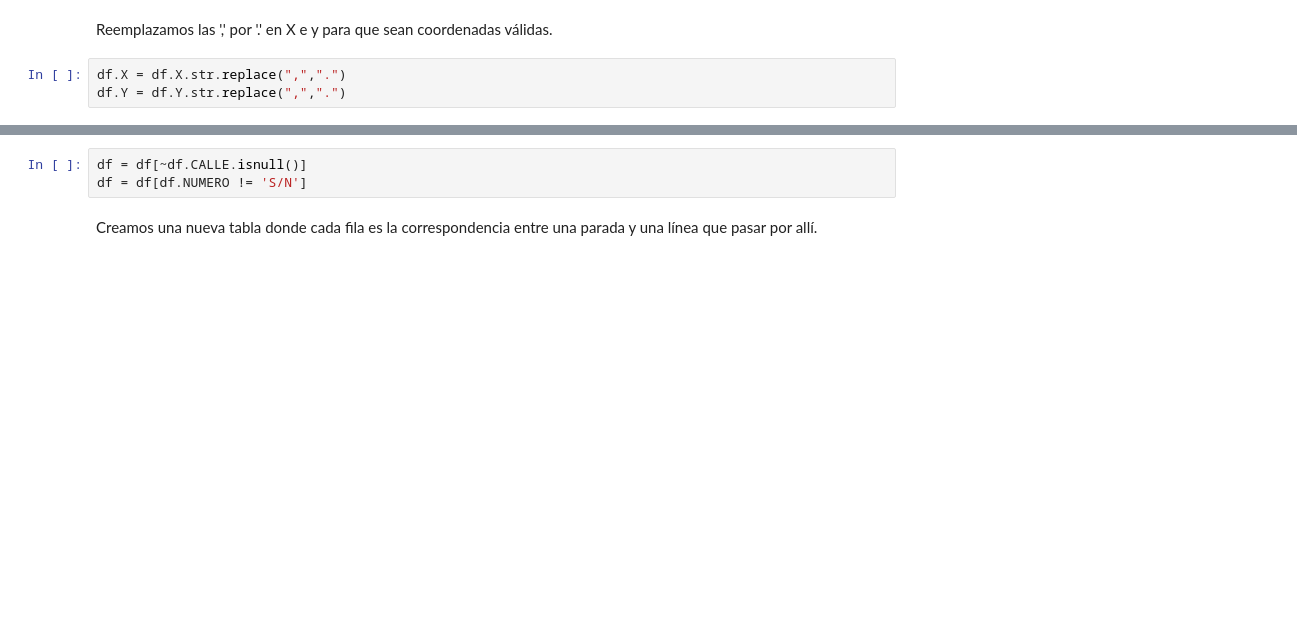
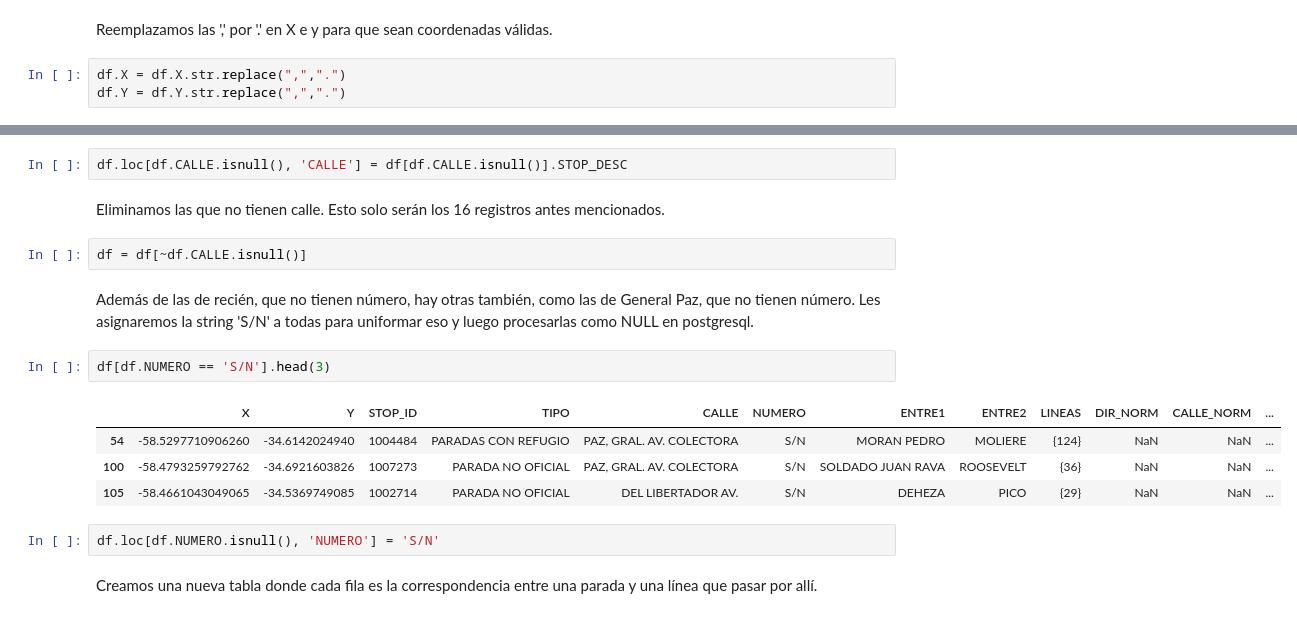
Before and after one commit to Arkenan/bdd-tp-l3-colectivos-de-buenos-aires, a Jupyter notebook: clean-paradas-de-colectivos-notebook.ipynb, the cells around one changed output, grey strips where cells are left out. Saved outputs shown, nothing was run; the diff lists cells and outputs as text; blank space fills up the shorter version.

```diff
--- a/clean-paradas-de-colectivos-notebook.ipynb
+++ b/clean-paradas-de-colectivos-notebook.ipynb
@@ -23,6 +72,20 @@ Eliminamos las que no tienen calle o altura. **Chequear si esto está bien**.
+# %%
+df.loc[df.CALLE.isnull(), 'CALLE'] = df[df.CALLE.isnull()].STOP_DESC
+# %% [markdown]
+Eliminamos las que no tienen calle. Esto solo serán los 16 registros antes mencionados.
+# %%
+df = df[~df.CALLE.isnull()]
+# %% [markdown]
+Además de las de recién, que no tienen número, hay otras también, como las de General Paz, que no tienen número. Les asignaremos la string 'S/N' a todas para uniformar eso y luego procesarlas como NULL en postgresql.
+# %%
+df[df.NUMERO == 'S/N'].head(3)
+# %% [output]
+|  | X | Y | STOP_ID | TIPO | CALLE | NUMERO | ENTRE1 | ENTRE2 | LINEAS | DIR_NORM | CALLE_NORM | ... |
+| 54 | -58.5297710906260 | -34.6142024940 | 1004484 | PARADAS CON REFUGIO | PAZ, GRAL. AV. COLECTORA | S/N | MORAN PEDRO | MOLIERE | {124} | NaN | NaN | ... |
+| 100 | -58.4793259792762 | -34.6921603826 | 1007273 | PARADA NO OFICIAL | PAZ, GRAL. AV. COLECTORA | S/N | SOLDADO JUAN RAVA | ROOSEVELT | {36} | NaN | NaN | ... |
+| 105 | -58.4661043049065 | -34.5369749085 | 1002714 | PARADA NO OFICIAL | DEL LIBERTADOR AV. | S/N | DEHEZA | PICO | {29} | NaN | NaN | ... |
 # %%
-df = df[~df.CALLE.isnull()]
-df = df[df.NUMERO != 'S/N']
+df.loc[df.NUMERO.isnull(), 'NUMERO'] = 'S/N'
 # %% [markdown]
 Creamos una nueva tabla donde cada fila es la correspondencia entre una parada y una línea que pasar por allí.
 # %%
```
Also changed, not shown: parts of 35 cells of this notebook, 12 other files.
